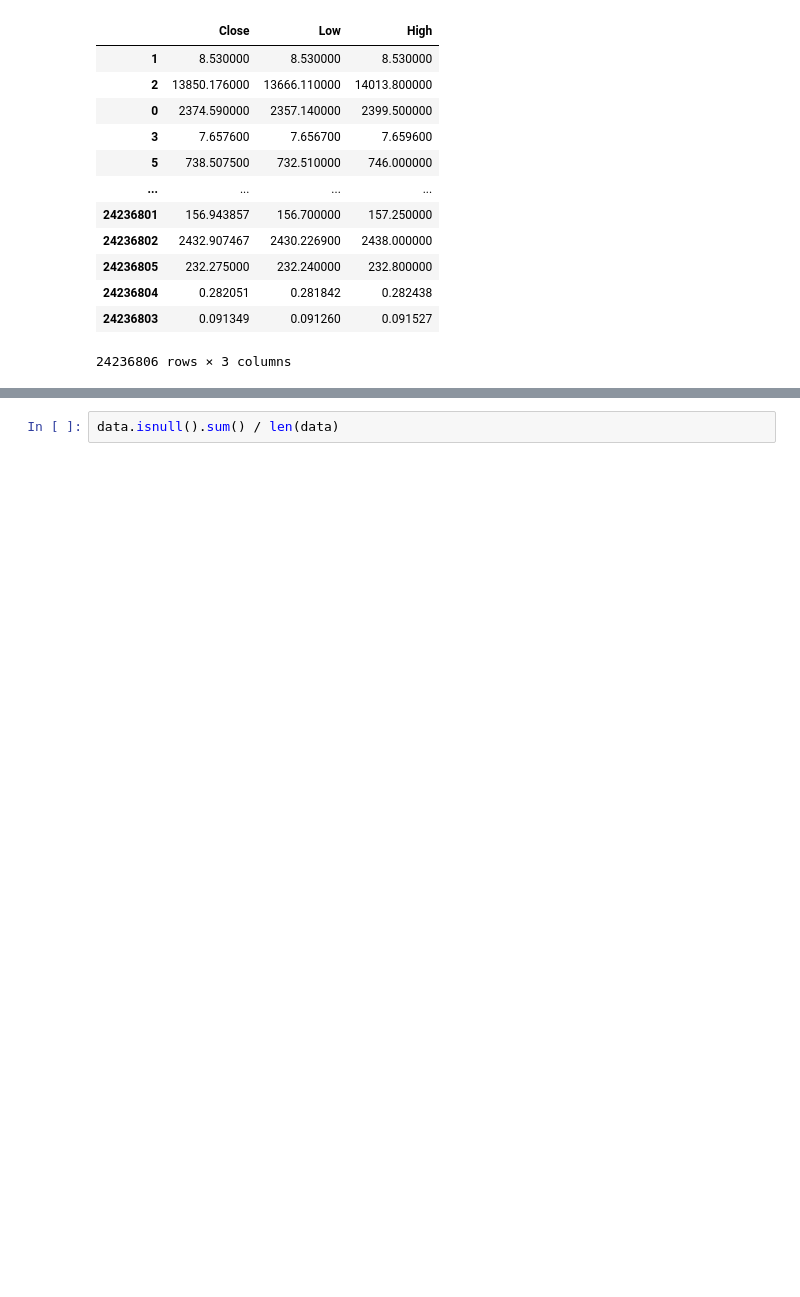
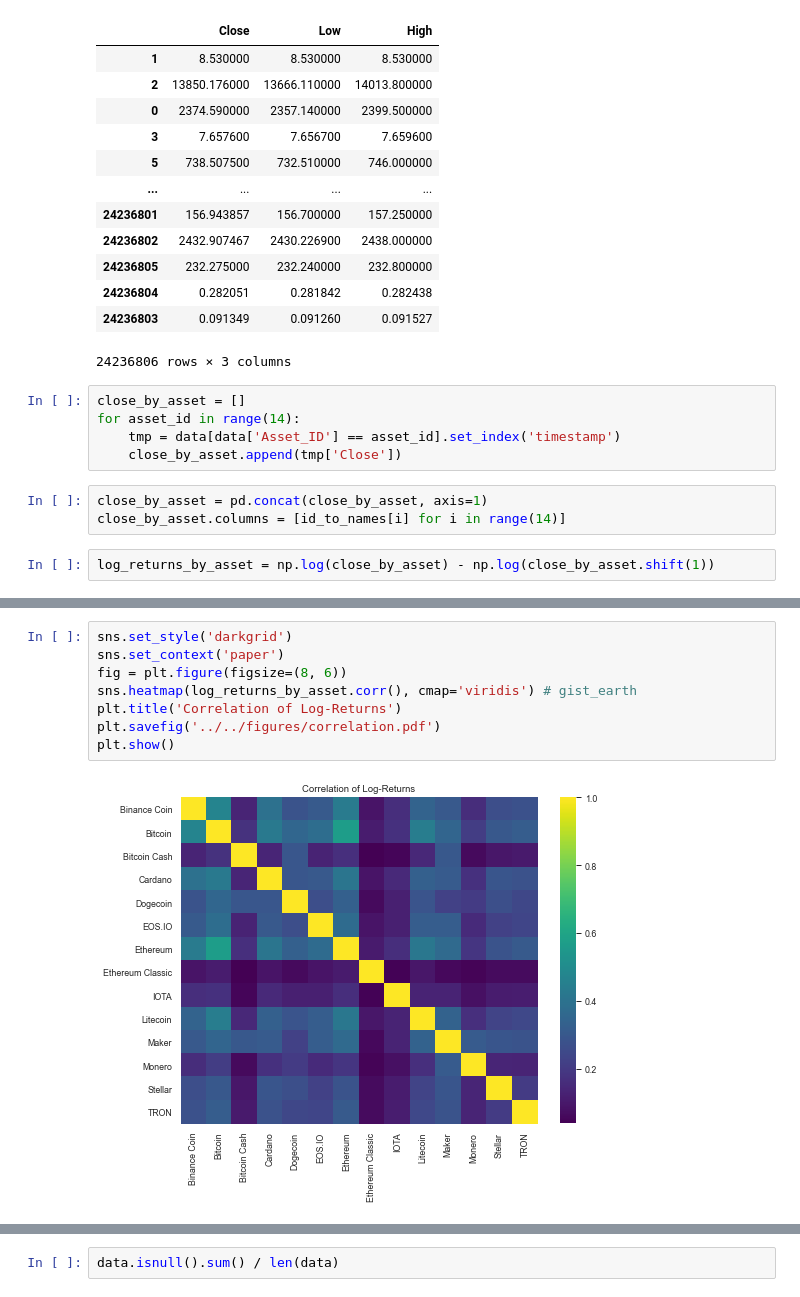
Before and after one commit to wesleyyuan17/STAT5242-Project, a Jupyter notebook: src/scratch/data_exploration.ipynb, the cells around one changed output, grey strips where cells are left out. Drawn from its saved outputs; the diff is of its cells as text; blank space fills up the shorter version.

```diff
--- a/src/scratch/data_exploration.ipynb
+++ b/src/scratch/data_exploration.ipynb
@@ -84,3 +101,13 @@ data[['Close', 'Low', 'High']]
 | 24236804 | 0.282051 | 0.281842 | 0.282438 |
 | 24236803 | 0.091349 | 0.091260 | 0.091527 |
 24236806 rows × 3 columns
+# %%
+close_by_asset = []
+for asset_id in range(14):
+    tmp = data[data['Asset_ID'] == asset_id].set_index('timestamp')
+    close_by_asset.append(tmp['Close'])
+# %%
+close_by_asset = pd.concat(close_by_asset, axis=1)
+close_by_asset.columns = [id_to_names[i] for i in range(14)]
+# %%
+log_returns_by_asset = np.log(close_by_asset) - np.log(close_by_asset.shift(1))
@@ -87,2 +131,12 @@ data[['Close', 'Low', 'High']]
+# %%
+sns.set_style('darkgrid')
+sns.set_context('paper')
+fig = plt.figure(figsize=(8, 6))
+sns.heatmap(log_returns_by_asset.corr(), cmap='viridis') # gist_earth
+plt.title('Correlation of Log-Returns')
+plt.savefig('../../figures/correlation.pdf')
+plt.show()
+# %% [output]
+[figure, added]
 # %%
 # test_idx =
```
Also changed, not shown: parts of 4 cells of this notebook, 10 other files.
